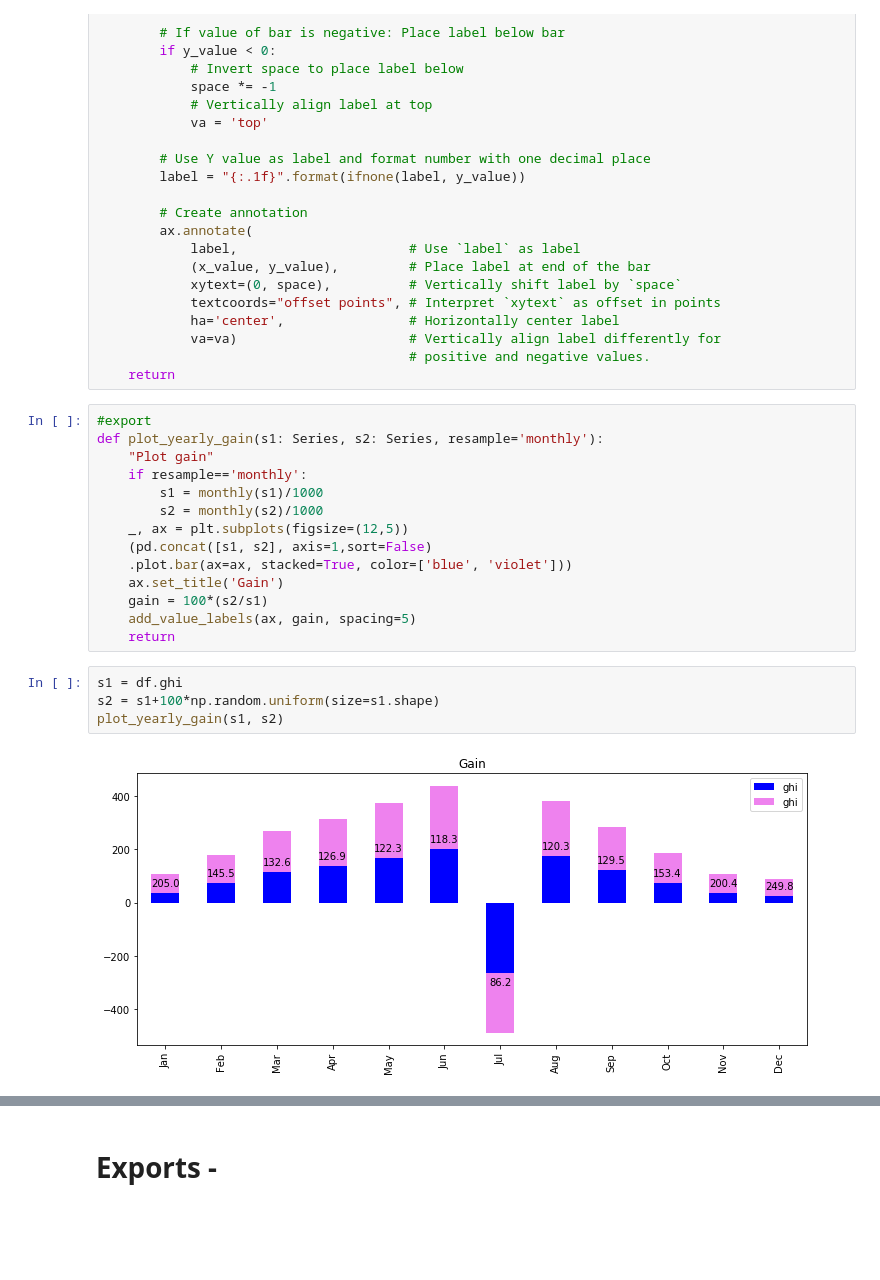
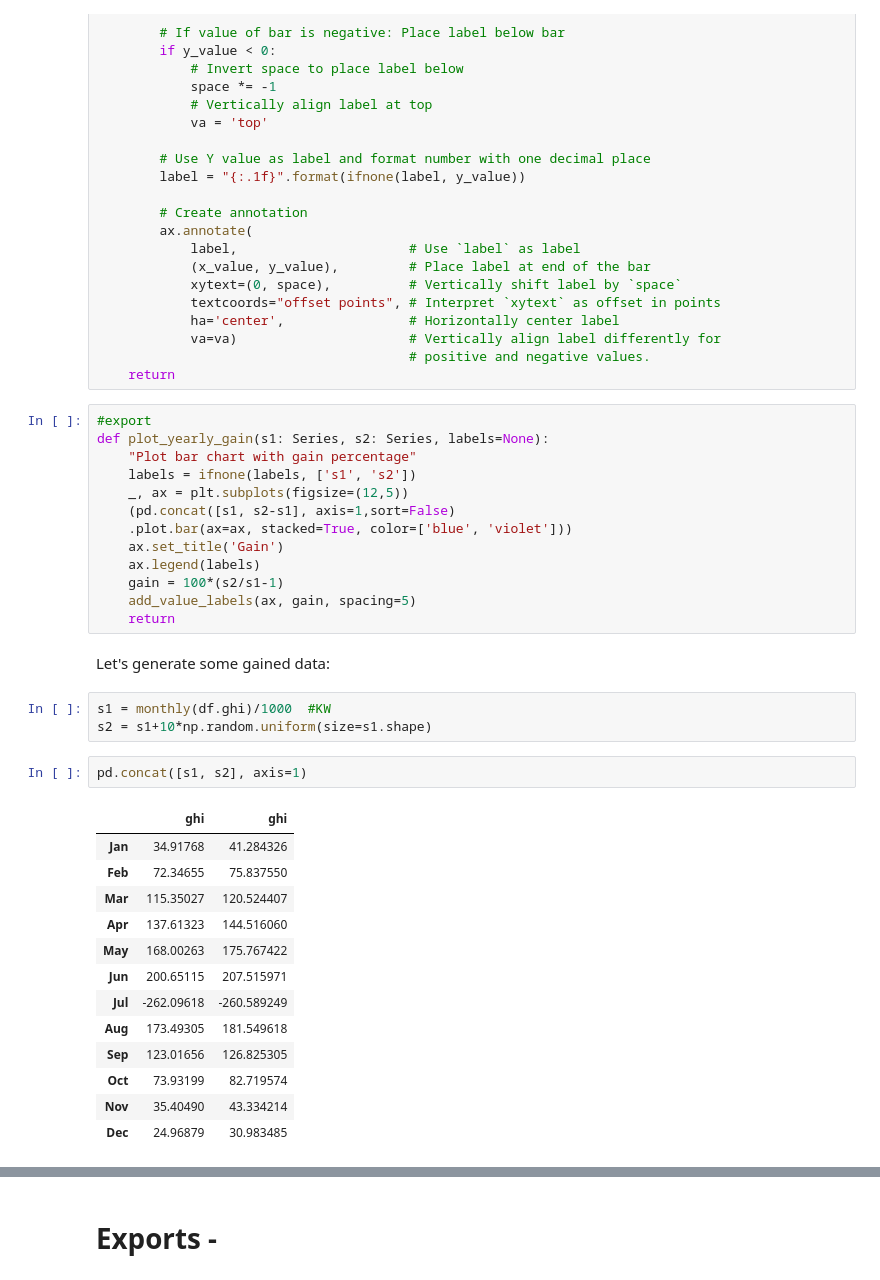
Before and after one commit to francisco-ar/pvtools, a Jupyter notebook: nbs/05_utils.plot.ipynb, the cells around one changed output, grey strips where cells are left out. Saved outputs shown, nothing was run; the diff lists cells and outputs as text; blank space fills up the shorter version.

```diff
--- a/nbs/05_utils.plot.ipynb
+++ b/nbs/05_utils.plot.ipynb
@@ -85,21 +91,35 @@ def add_value_labels(ax, labels=None, spacing=5):
     return
 # %%
 #export
-def plot_yearly_gain(s1: Series, s2: Series, resample='monthly'):
-    "Plot gain"
-    if resample=='monthly':
-        s1 = monthly(s1)/1000
-        s2 = monthly(s2)/1000
+def plot_yearly_gain(s1: Series, s2: Series, labels=None):
+    "Plot bar chart with gain percentage"
+    labels = ifnone(labels, ['s1', 's2'])
     _, ax = plt.subplots(figsize=(12,5))
-    (pd.concat([s1, s2], axis=1,sort=False)
+    (pd.concat([s1, s2-s1], axis=1,sort=False)
     .plot.bar(ax=ax, stacked=True, color=['blue', 'violet']))
     ax.set_title('Gain')
-    gain = 100*(s2/s1)
+    ax.legend(labels)
+    gain = 100*(s2/s1-1)
     add_value_labels(ax, gain, spacing=5)
     return
+# %% [markdown]
+Let's generate some gained data:
 # %%
-s1 = df.ghi
-s2 = s1+100*np.random.uniform(size=s1.shape)
-plot_yearly_gain(s1, s2)
+s1 = monthly(df.ghi)/1000  #KW
+s2 = s1+10*np.random.uniform(size=s1.shape)
-# %% [output]
-[figure, removed]
+# %%
+pd.concat([s1, s2], axis=1)
+# %% [output]
+|  | ghi | ghi |
+| Jan | 34.91768 | 41.284326 |
+| Feb | 72.34655 | 75.837550 |
+| Mar | 115.35027 | 120.524407 |
+| Apr | 137.61323 | 144.516060 |
+| May | 168.00263 | 175.767422 |
+| Jun | 200.65115 | 207.515971 |
+| Jul | -262.09618 | -260.589249 |
+| Aug | 173.49305 | 181.549618 |
+| Sep | 123.01656 | 126.825305 |
+| Oct | 73.93199 | 82.719574 |
+| Nov | 35.40490 | 43.334214 |
+| Dec | 24.96879 | 30.983485 |
```
Also changed, not shown: parts of 6 cells of this notebook, 31 other files.
